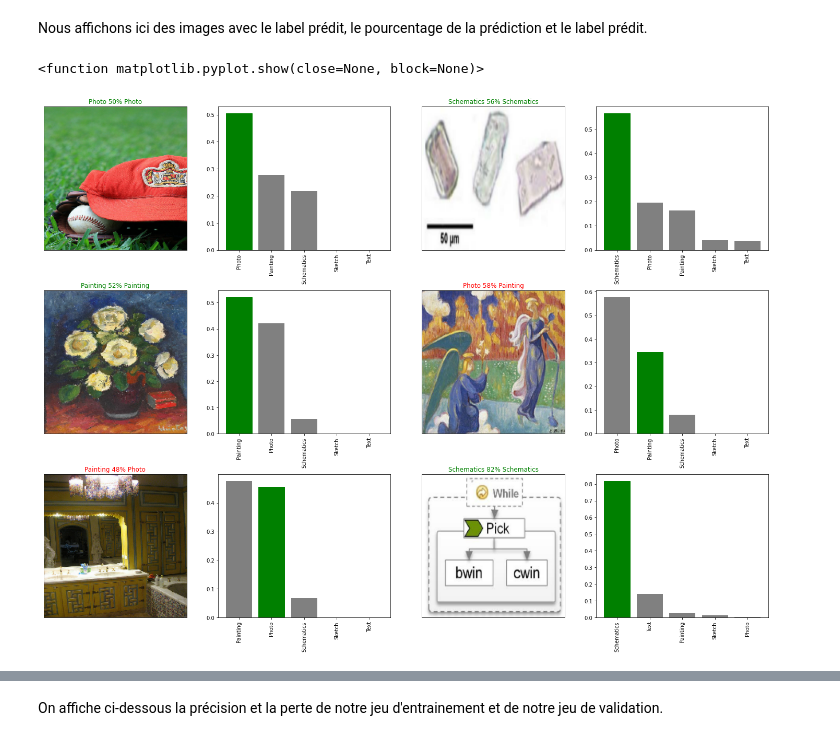
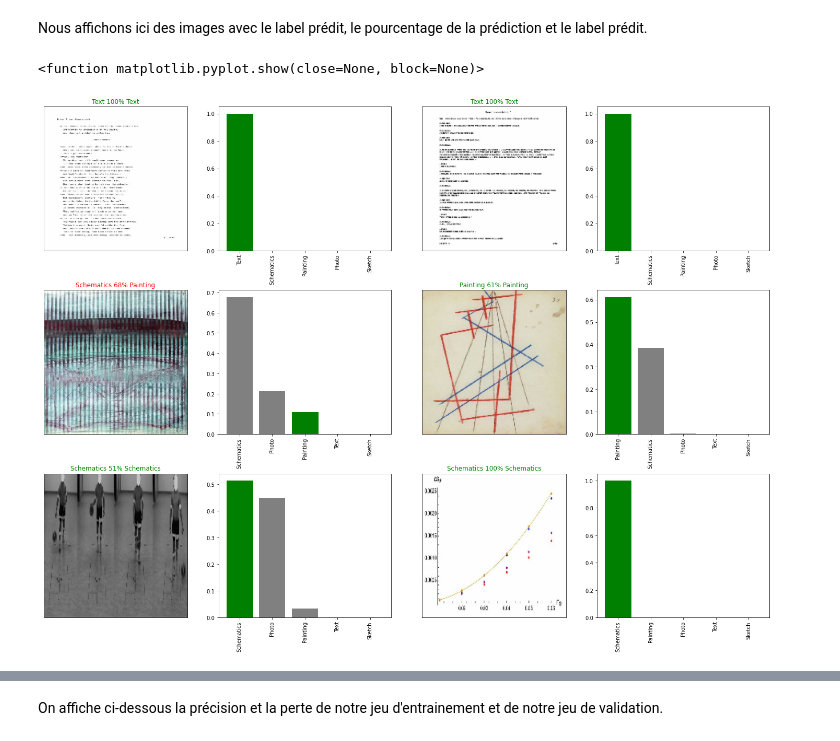
Before and after one commit to km229/leyenda_project, a Jupyter notebook: L1.ipynb, the cells around one changed output, grey strips where cells are left out. Cells and saved outputs as stored; diff of their text form; code cells hidden in the pictures.

```diff
--- a/L1.ipynb
+++ b/L1.ipynb
@@ -194,0 +379,7 @@ Epoch 00003: saving model to training\cp-0003.ckpt
+# %%
+history = model.fit(
+  train_set,
+  callbacks=callbacks,
+  validation_data=test_set,
+  epochs=EPOCHS
+)
@@ -199,5 +406,0 @@ Récupération des poids préalablement sauvegardés du modèle :
-# %%
-# A run qu'en cas de non run du fit /!\
-latest = tf.train.latest_checkpoint(checkpoint_dir)
-# # Load the previously saved weights
-model.load_weights(latest)
@@ -266,20 +406,0 @@ for image, label in test_set.unbatch().as_numpy_iterator():
-# %%
-# Create a function to unbatch a batch dataset
-def unbatchify(data):
-  """
-  Takes a batch dataset of (image, label) Tensors and returns separate arrays of images and labels
-  """
-  images = []
-  labels = []
-
-  # Loop through unbatched data
-  for image, label in data.unbatch().as_numpy_iterator():
-    images.append(image)
-    #labels.append(unique_labels[label])
-    labels.append(label)
-
-  return images,labels
-
-# Unbatchify the validation data
-val_images, val_labels = unbatchify(test_set)
-val_images[0], val_labels[0]
@@ -366,0 +414,9 @@ def plot_pred_conf(prediction_probabilities, labels, n=1):
+# %%
+predictions = model.predict(test_set, verbose=1)  # verbose shows us how long there is to go
+unique_labels = np.unique(CLASS_NAMES)
+
+# Get a predicted label based on an array of prediction probabilities
+pred_label = get_pred_labels(predictions)
+
+# Unbatchify the validation data
+val_images, val_labels = unbatchify(test_set)
@@ -368,24 +426,24 @@ def plot_pred_conf(prediction_probabilities, labels, n=1):
 Nous affichons ici des images avec le label prédit, le pourcentage de la prédiction et le label prédit.
 # %%
 # Let's check out a few predictions and their different values
-i_multiplier = 20
+i_multiplier = 40
 num_rows = 3
 num_cols = 2
 num_images = num_rows * num_cols
 plt.figure(figsize=(10*num_cols, 5*num_rows))
 
 for i in range(num_images):
   plt.subplot(num_rows, 2*num_cols, 2*i+1)
   plot_pred(prediction_probabilities=predictions,
             labels=unique_labels[val_labels],
             images=val_images,
             n=i+i_multiplier)
   plt.subplot(num_rows, 2*num_cols, 2*i+2)
   plot_pred_conf(prediction_probabilities=predictions,
                  labels=unique_labels[val_labels],
                  n=i+i_multiplier)
 plt.tight_layout()
 plt.show
 # %% [output]
 <function matplotlib.pyplot.show(close=None, block=None)>
-[figure, old version]
+[figure, new version]
```
Also changed, not shown: parts of 94 cells of this notebook, 10 other files.
